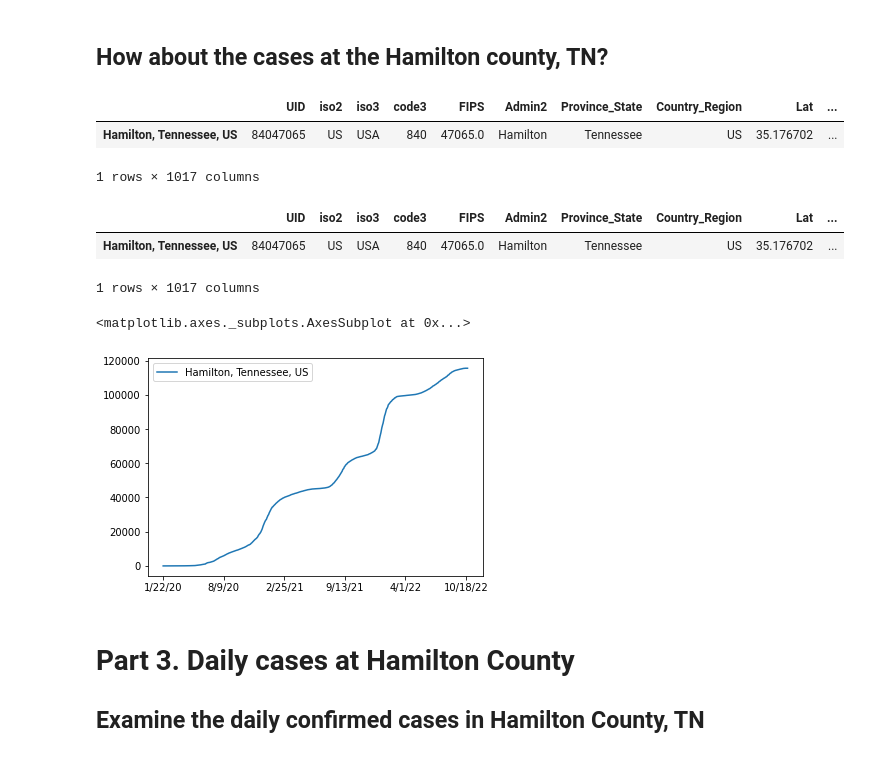
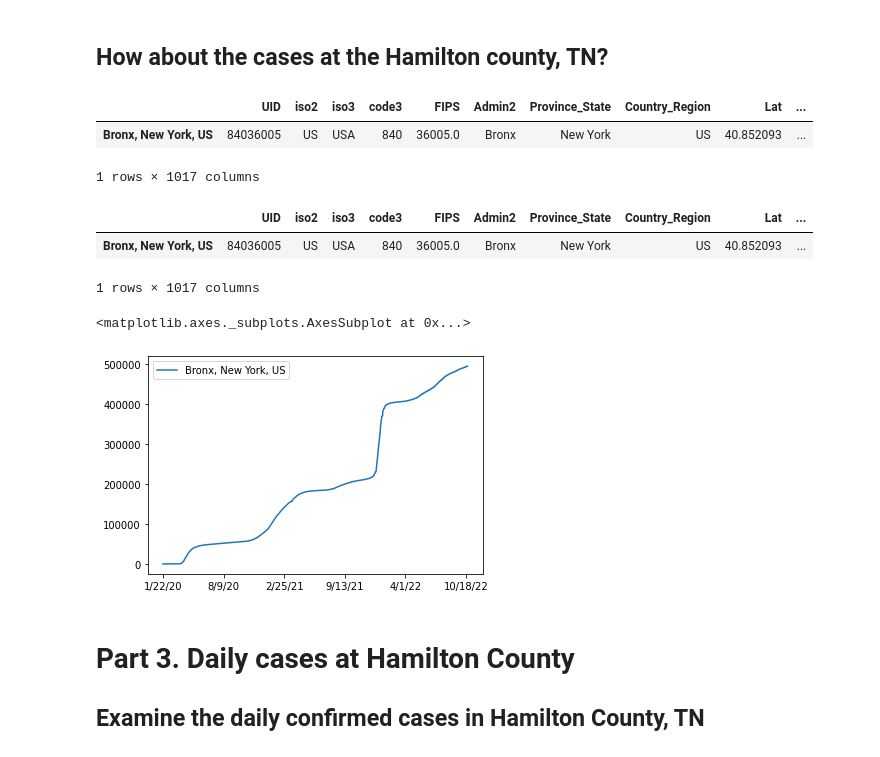
Before and after one commit to hongqin/Python-CoLab-bootcamp, a Jupyter notebook: Learn_Python_by_analying_covid19.ipynb, the cells around one changed output. Saved outputs shown, nothing was run; the diff lists cells and outputs as text; code cells hidden in the pictures.

```diff
--- a/Learn_Python_by_analying_covid19.ipynb
+++ b/Learn_Python_by_analying_covid19.ipynb
@@ -405,23 +405,23 @@ df1.loc[df1.index.str.contains('Unassigned')].iloc[ :, 11:].transpose().iloc[:,1
 # Can we examine cumualted cases at the Hamilton County, TN?
 
 
-df1.loc[df1['Combined_Key'] == 'Hamilton, Tennessee, US']
+df1.loc[df1['Combined_Key'] == 'Bronx, New York, US']
 # %% [output]
 |  | UID | iso2 | iso3 | code3 | FIPS | Admin2 | Province_State | Country_Region | Lat | ... |
-| Hamilton, Tennessee, US | 84047065 | US | USA | 840 | 47065.0 | Hamilton | Tennessee | US | 35.176702 | ... |
+| Bronx, New York, US | 84036005 | US | USA | 840 | 36005.0 | Bronx | New York | US | 40.852093 | ... |
 1 rows × 1017 columns
 # %%
-dfHamilton = df1[df1.Combined_Key == "Hamilton, Tennessee, US"]
+dfHamilton = df1[df1.Combined_Key == "Bronx, New York, US"]
 dfHamilton
 # %% [output]
 |  | UID | iso2 | iso3 | code3 | FIPS | Admin2 | Province_State | Country_Region | Lat | ... |
-| Hamilton, Tennessee, US | 84047065 | US | USA | 840 | 47065.0 | Hamilton | Tennessee | US | 35.176702 | ... |
+| Bronx, New York, US | 84036005 | US | USA | 840 | 36005.0 | Bronx | New York | US | 40.852093 | ... |
 1 rows × 1017 columns
 # %%
-df1.loc[df1['Combined_Key'] == 'Hamilton, Tennessee, US'].iloc[:, 11:].transpose().plot()
+df1.loc[df1['Combined_Key'] == 'Bronx, New York, US'].iloc[:, 11:].transpose().plot()
 # %% [output]
 <matplotlib.axes._subplots.AxesSubplot at 0x...>
-[figure, old version]
+[figure, new version]
 # %% [markdown]
 # Part 3. Daily cases at Hamilton County
 ## Examine the daily confirmed cases in Hamilton County, TN
```
Also changed, not shown: parts of 13 cells of this notebook.
